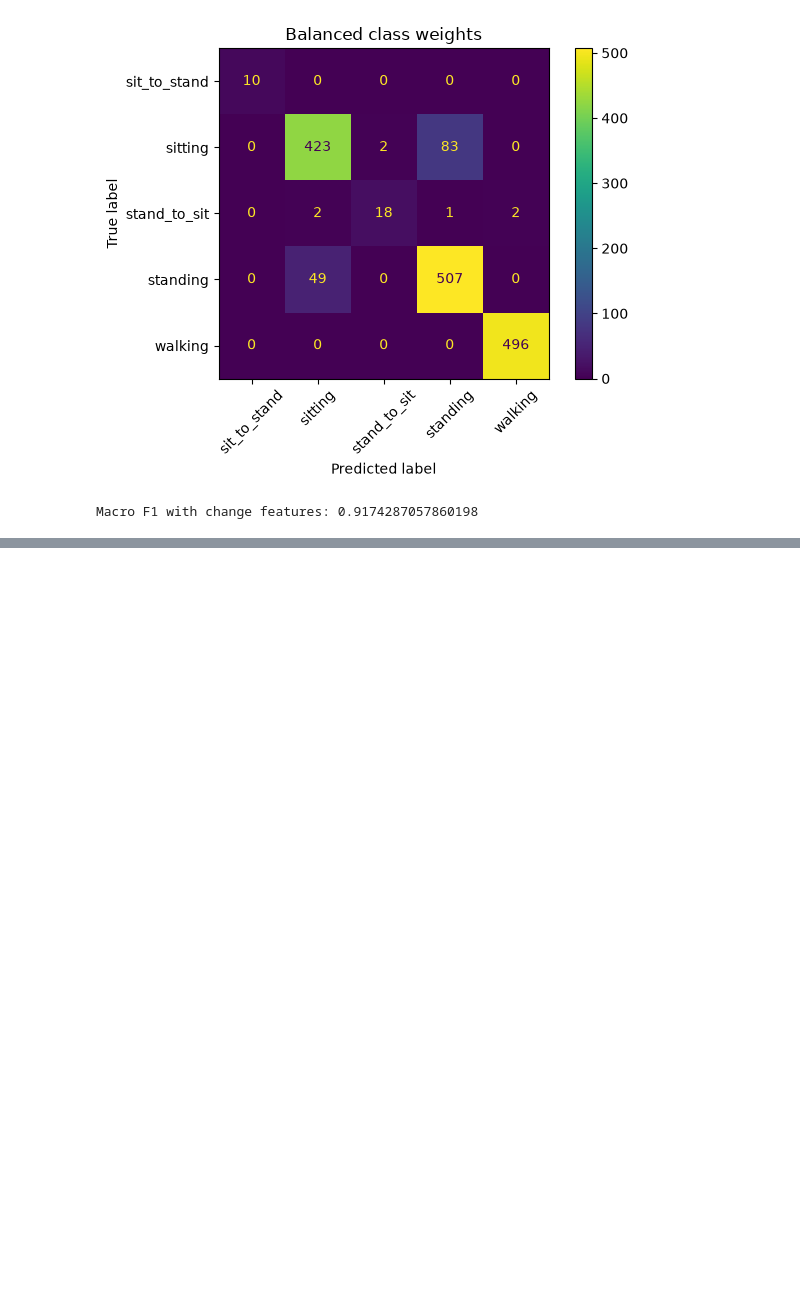
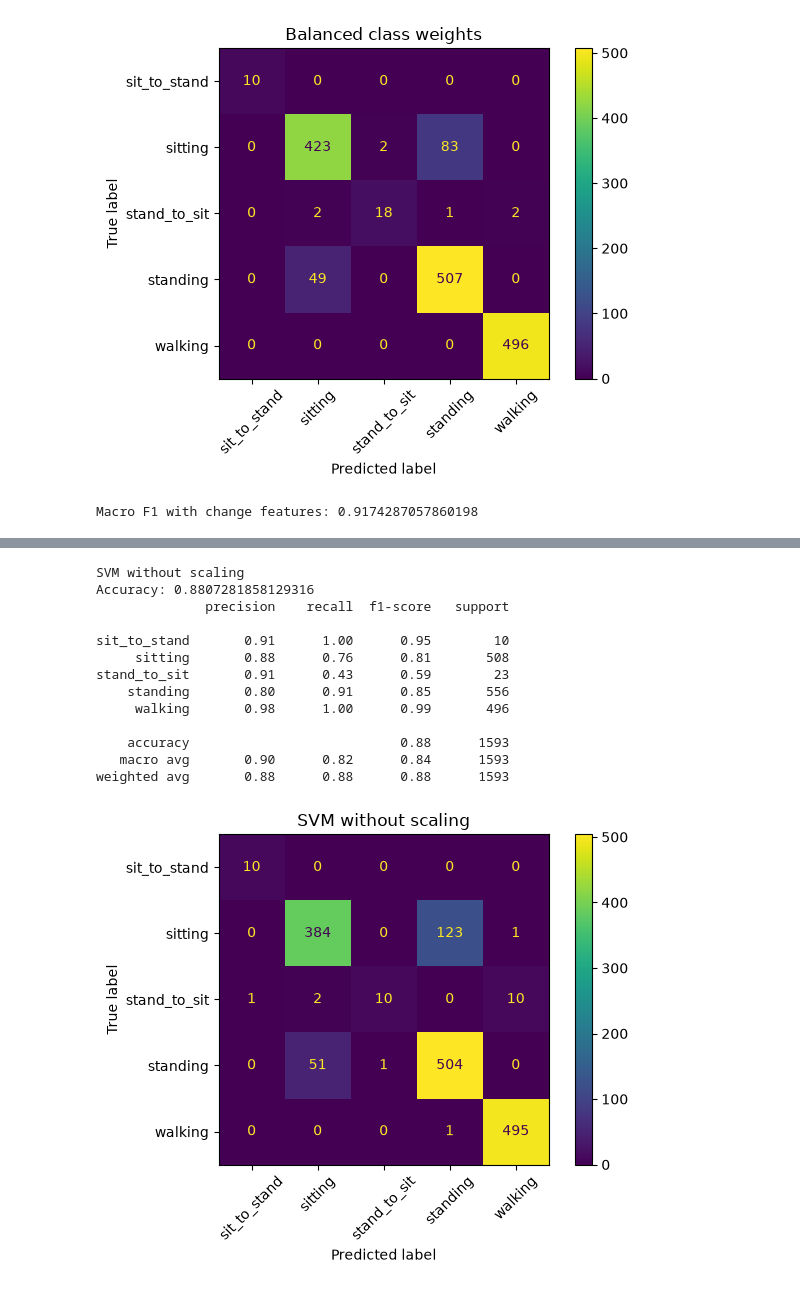
Before and after one commit to 0wenmarks/IoT_S1_Models, a Jupyter notebook: IoT_S1_Owen/notebooks/devTest.ipynb, the cells around one changed output, grey strips where cells are left out. Saved outputs shown, nothing was run; the diff lists cells and outputs as text; code cells hidden in the pictures; blank space fills up the shorter version.

```diff
--- a/IoT_S1_Owen/notebooks/devTest.ipynb
+++ b/IoT_S1_Owen/notebooks/devTest.ipynb
@@ -130,0 +153,19 @@ Macro F1 with change features: 0.9174287057860198
+# %%
+svm_unscaled = SVC()
+svm_unscaled.fit(X_train, y_train)
+runModel(svm_unscaled, "SVM without scaling")
+# %% [output]
+SVM without scaling
+Accuracy: 0.8807281858129316
+              precision    recall  f1-score   support
+
+sit_to_stand       0.91      1.00      0.95        10
+     sitting       0.88      0.76      0.81       508
+stand_to_sit       0.91      0.43      0.59        23
+    standing       0.80      0.91      0.85       556
+     walking       0.98      1.00      0.99       496
+
+    accuracy                           0.88      1593
+   macro avg       0.90      0.82      0.84      1593
+weighted avg       0.88      0.88      0.88      1593
+[figure, added]
```
Also changed, not shown: parts of 2 cells of this notebook, 37 other files.
